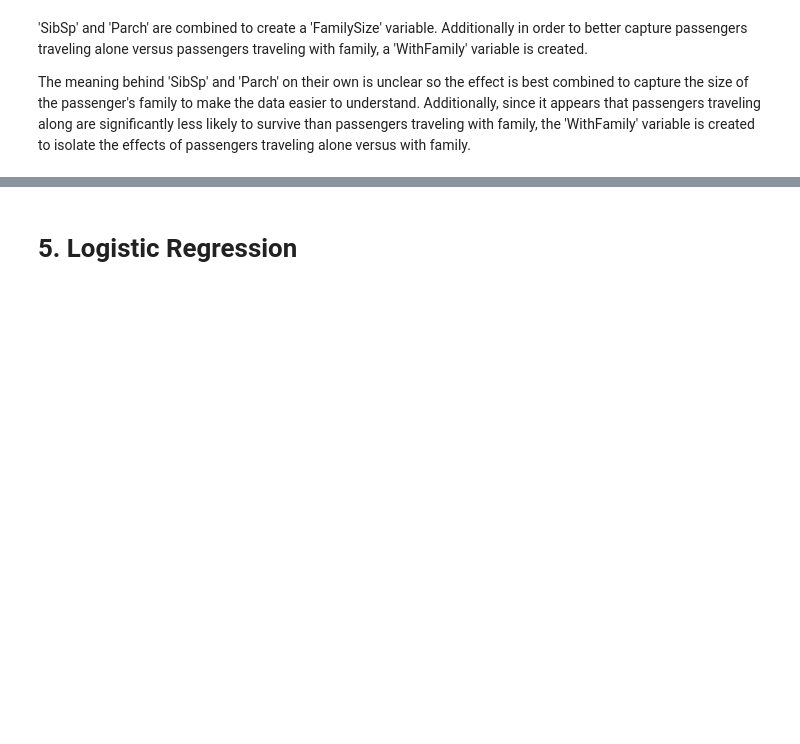
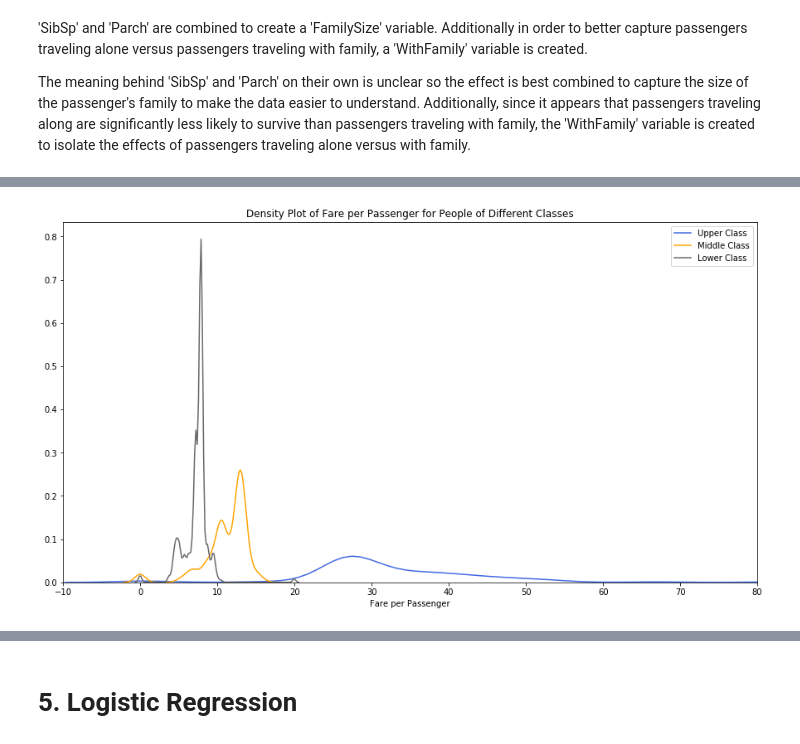
Before and after one commit to mileslucey/titanic_problem, a Jupyter notebook: titanic_analysis.ipynb, the cells around one changed output, grey strips where cells are left out. Cells and saved outputs as stored; diff of their text form; code cells hidden in the pictures; blank space fills up the shorter version.

```diff
--- a/titanic_analysis.ipynb
+++ b/titanic_analysis.ipynb
@@ -678,11 +684,14 @@ plt.show()
 # %%
+# Plot density plots of fares paid per passenger for passengers for upper, middle, and lower class passengers
 plt.figure(figsize=(15,8))
 ax1 = sns.kdeplot(training_data_2['FarePerPassenger'][(training_data_2.Pclass == 1)], color = 'royalblue')
 ax2 = sns.kdeplot(training_data_2['FarePerPassenger'][(training_data_2.Pclass == 2)], color = 'orange')
 ax3 = sns.kdeplot(training_data_2['FarePerPassenger'][(training_data_2.Pclass == 3)], color = 'dimgray')
 plt.legend(['Upper Class', 'Middle Class', 'Lower Class'])
-plt.title('Density Plot of Ticket Fare for People of Different Classes')
+plt.title('Density Plot of Fare per Passenger for People of Different Classes')
 ax2.set(xlabel = 'Fare per Passenger')
 plt.xlim(-10,80)
 plt.show()
+# %% [output]
+[figure, added]
 # %%
```
Also changed, not shown: parts of 152 cells of this notebook, 2 other files.
